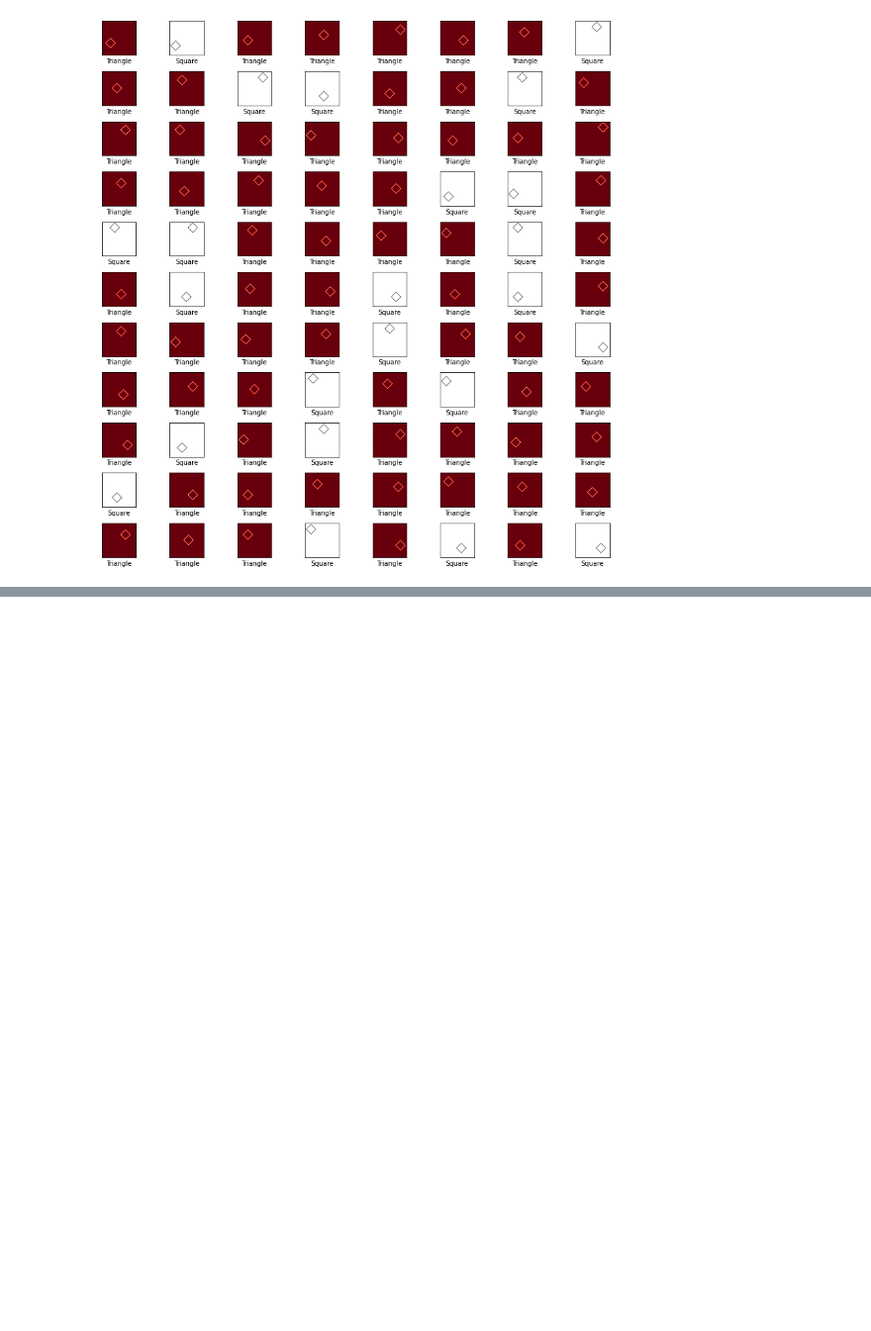
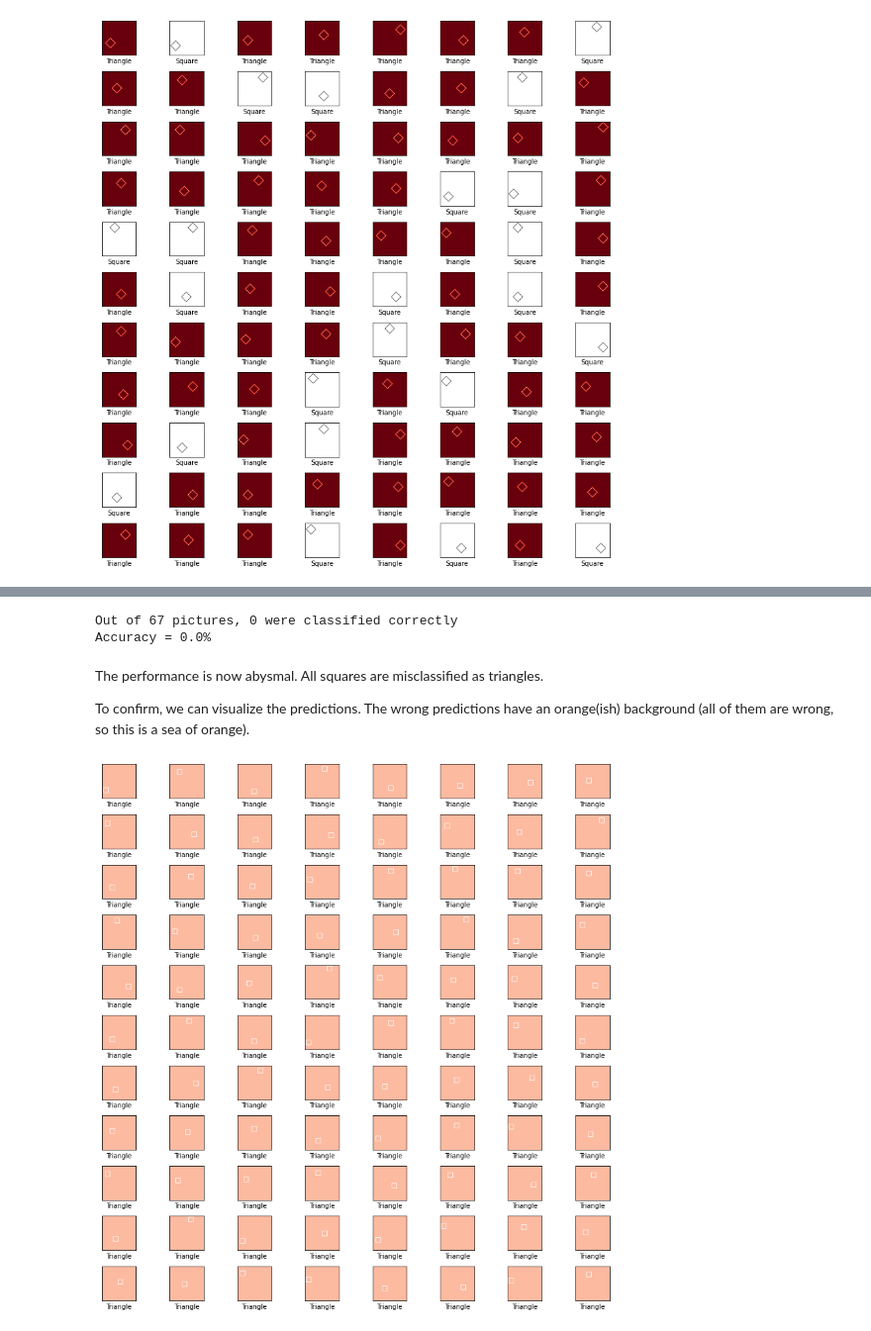
Before and after one commit to fau-masters-collected-works-cgarbin/machine-learning-but-not-understanding, a Jupyter notebook: deep_learning_but_not_understanding.ipynb, the cells around one changed output, grey strips where cells are left out. Shown at 99% size. Saved outputs shown, nothing was run; the diff lists cells and outputs as text; code cells hidden in the pictures; blank space fills up the shorter version.

```diff
--- a/deep_learning_but_not_understanding.ipynb
+++ b/deep_learning_but_not_understanding.ipynb
@@ -297,13 +306,3 @@ print(test_set.shape, test_set.dtype, test_label.shape, test_label.dtype)
-# %%
-plt.figure(figsize=(8,8))
-for i in range(25):
-    plt.subplot(5,5,i+1)
-    plt.xticks([])
-    plt.yticks([])
-    plt.imshow(train_set[i], cmap='gray', vmin=0.0, vmax=1.0)
-    plt.xlabel(class_names[train_label[i][0]])
-plt.tight_layout()
-plt.show()
 # %%
 model2 = get_model()
 model2.fit(train_set, train_label, batch_size=BATCH_SIZE, epochs=EPOCHS,
@@ -314,12 +358,27 @@ pred_label = np.argmax(pred_prob, axis=1)
+# %%
+pred_correct = pred_label == images.LABEL_SQUARE
+num_labels = len(test_label)
+print('Out of {} pictures, {} were classified correctly'.format
+     (num_labels, sum(pred_correct)))
+print('Accuracy = {:.1%}'.format(sum(pred_correct) / num_labels))
+# %% [output]
+Out of 67 pictures, 0 were classified correctly
+Accuracy = 0.0%
+# %% [markdown]
+The performance is now abysmal. All squares are misclassified as triangles.
+
+To confirm, we can visualize the predictions. The wrong predictions have an orange(ish) background (all of them are wrong, so this is a sea of orange).
 # %%
-plt.figure(figsize=(10,10))
-for i in range(67):
-    plt.subplot(8,9,i+1)
+plt.figure(figsize=(12,12))
+for i in range(88):
+    plt.subplot(11,8,i+1)
     plt.xticks([])
     plt.yticks([])
     plt.grid(False)
-    cmap = 'gray' if pred_label[i] == test_label[i][0] else 'Reds'
-    plt.imshow(test_set[i], cmap=cmap, vmin=0.0, vmax=1.0)
+    cmap = 'gray' if pred_label[i] == images.LABEL_SQUARE else 'Reds'
+    plt.imshow(dark_squares[i], cmap=cmap, vmin=0.0, vmax=1.0)
     plt.xlabel(class_names[pred_label[i]])
 plt.tight_layout()
 plt.show()
+# %% [output]
+[figure, added]
```
Also changed, not shown: parts of 27 cells of this notebook, 2 other files.
